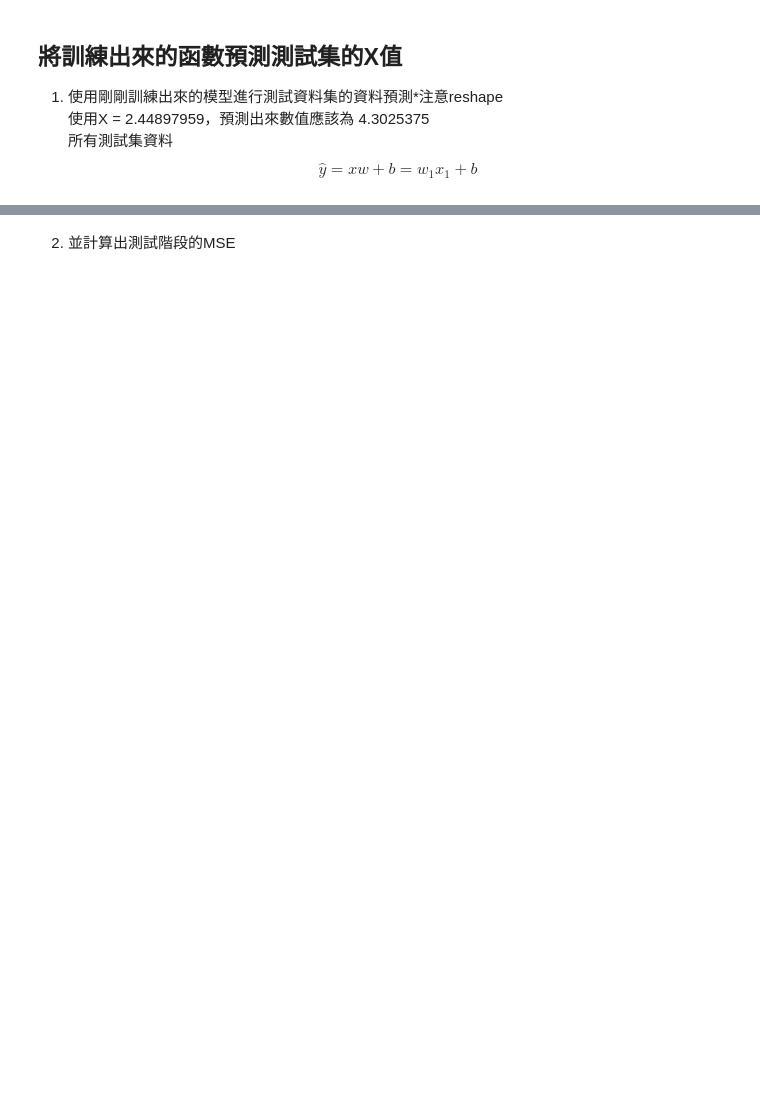
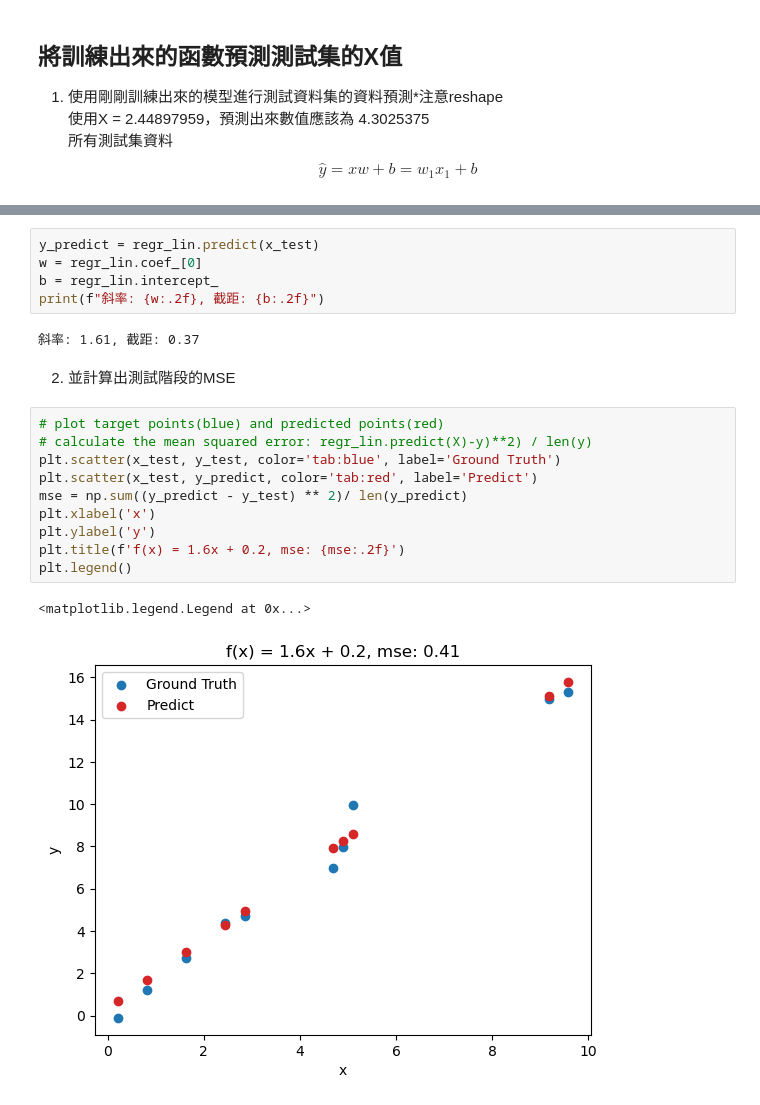
Before and after one commit to Yueh0315/IMLP, a Jupyter notebook: Unit04/Linear Regression_HW.ipynb, the cells around one changed output, grey strips where cells are left out. Saved outputs shown, nothing was run; the diff lists cells and outputs as text; blank space fills up the shorter version.

```diff
--- a/Unit04/Linear Regression_HW.ipynb
+++ b/Unit04/Linear Regression_HW.ipynb
@@ -87,5 +128,25 @@ $$\widehat{y}=xw+b=w_{1}x_{1}+b$$
+# %%
+y_predict = regr_lin.predict(x_test)
+w = regr_lin.coef_[0]
+b = regr_lin.intercept_
+print(f"斜率: {w:.2f}, 截距: {b:.2f}")
+# %% [output]
+斜率: 1.61, 截距: 0.37
 # %% [markdown]
 2. 並計算出測試階段的MSE
+# %%
+# plot target points(blue) and predicted points(red)
+# calculate the mean squared error: regr_lin.predict(X)-y)**2) / len(y)
+plt.scatter(x_test, y_test, color='tab:blue', label='Ground Truth')
+plt.scatter(x_test, y_predict, color='tab:red', label='Predict')
+mse = np.sum((y_predict - y_test) ** 2)/ len(y_predict)
+plt.xlabel('x')
+plt.ylabel('y')
+plt.title(f'f(x) = 1.6x + 0.2, mse: {mse:.2f}')
+plt.legend()
+# %% [output]
+<matplotlib.legend.Legend at 0x...>
+[figure, added]
 # %% [markdown]
 3. 畫出目標點(藍色)與預測點(紅色)的對應圖
 ![](images/LR_test.PNG)
```
Also changed, not shown: parts of 5 cells of this notebook.
